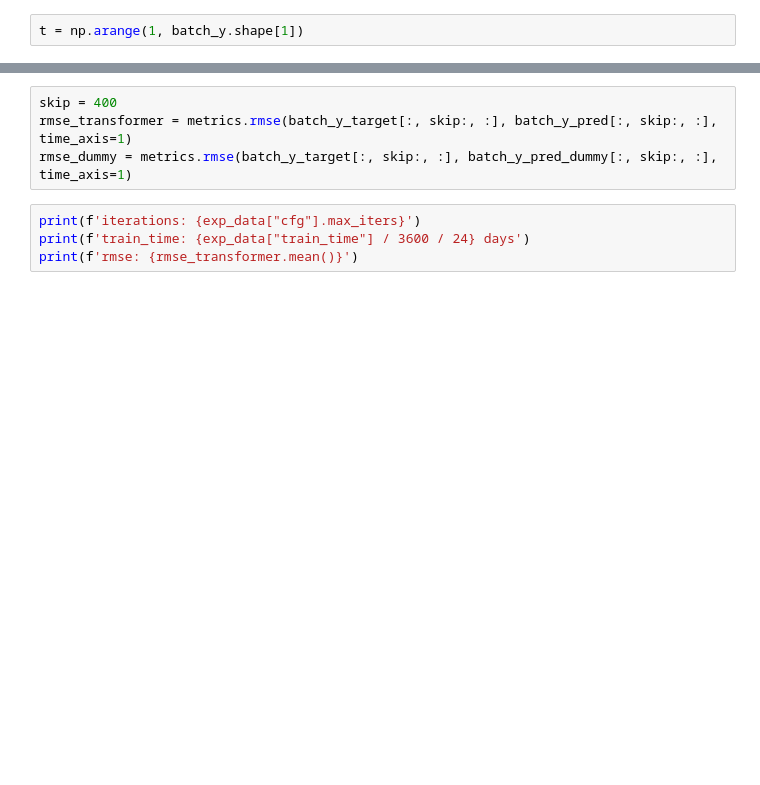
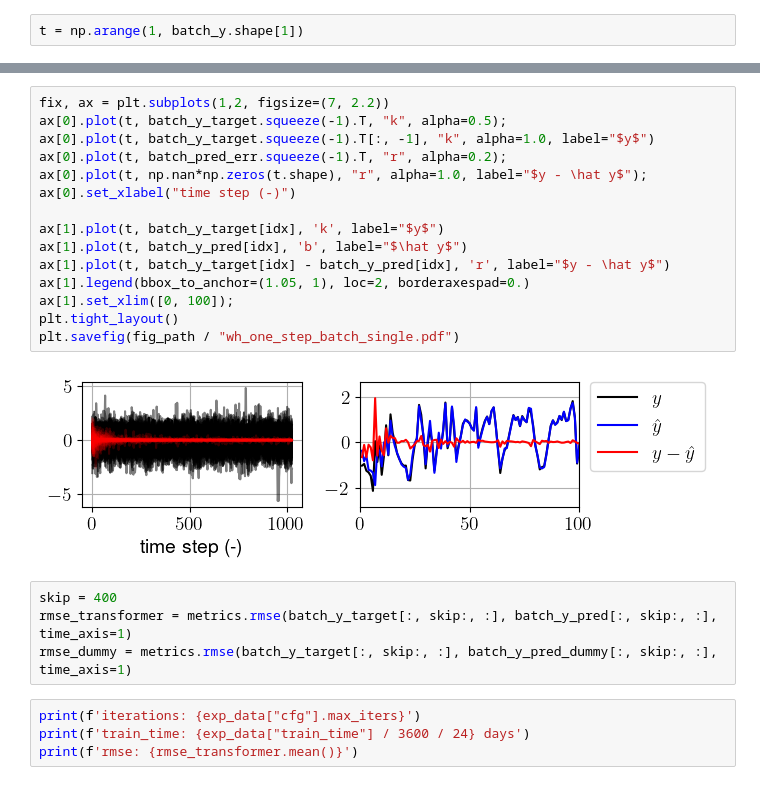
Before and after one commit to forgi86/sysid-transformers, a Jupyter notebook: test_onestep_wh.ipynb, the cells around one changed output, grey strips where cells are left out. Saved outputs shown, nothing was run; the diff lists cells and outputs as text; blank space fills up the shorter version.

Commit message:
space-saving plots for paper added

```diff
--- a/test_onestep_wh.ipynb
+++ b/test_onestep_wh.ipynb
@@ -123,3 +134,20 @@ plt.savefig(fig_path / "wh_one_step_batch.pdf")
+# %%
+fix, ax = plt.subplots(1,2, figsize=(7, 2.2))
+ax[0].plot(t, batch_y_target.squeeze(-1).T, "k", alpha=0.5);
+ax[0].plot(t, batch_y_target.squeeze(-1).T[:, -1], "k", alpha=1.0, label="$y$")
+ax[0].plot(t, batch_pred_err.squeeze(-1).T, "r", alpha=0.2);
+ax[0].plot(t, np.nan*np.zeros(t.shape), "r", alpha=1.0, label="$y - \hat y$");
+ax[0].set_xlabel("time step (-)")
+
+ax[1].plot(t, batch_y_target[idx], 'k', label="$y$")
+ax[1].plot(t, batch_y_pred[idx], 'b', label="$\hat y$")
+ax[1].plot(t, batch_y_target[idx] - batch_y_pred[idx], 'r', label="$y - \hat y$")
+ax[1].legend(bbox_to_anchor=(1.05, 1), loc=2, borderaxespad=0.)
+ax[1].set_xlim([0, 100]);
+plt.tight_layout()
+plt.savefig(fig_path / "wh_one_step_batch_single.pdf")
+# %% [output]
+[figure, added]
 # %%
 skip = 400
 rmse_transformer = metrics.rmse(batch_y_target[:, skip:, :], batch_y_pred[:, skip:, :], time_axis=1)
```
Also changed, not shown: parts of 5 cells of this notebook, 3 other files.
